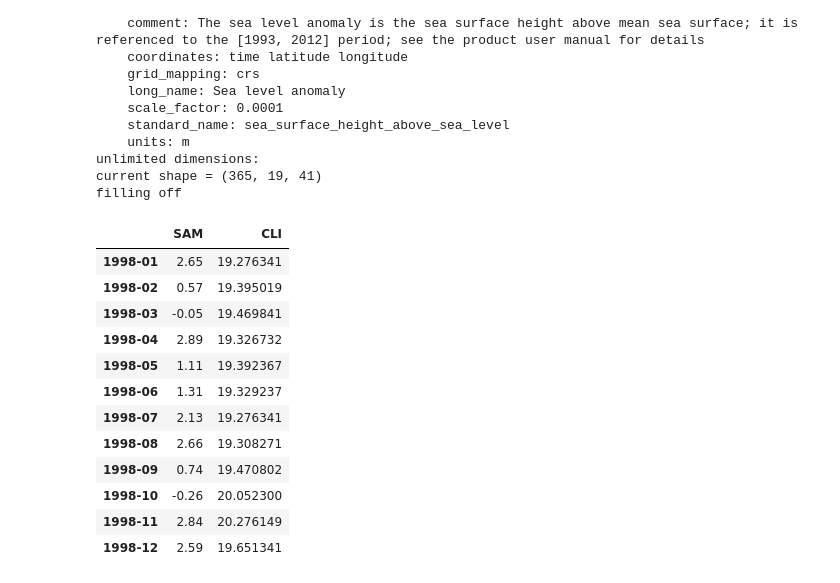
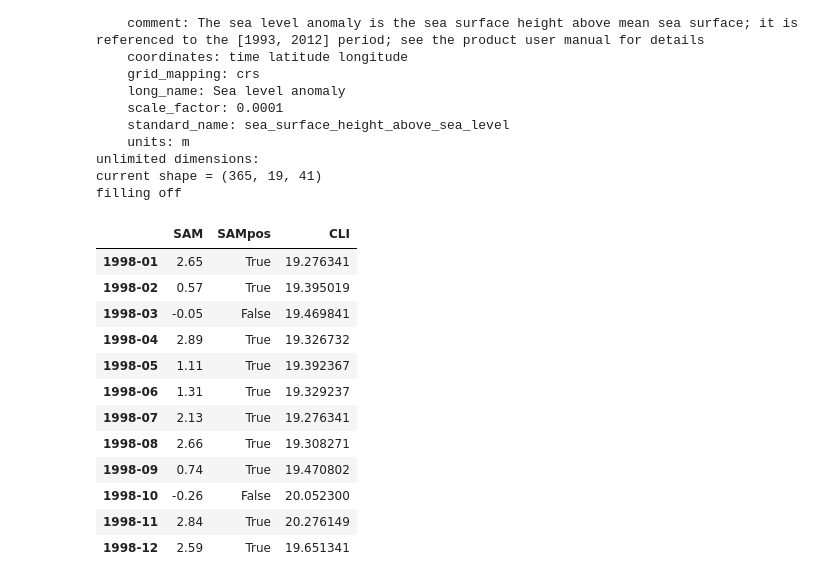
Before and after one commit to janjaapmeijer/phd-public, a Jupyter notebook: notebooks/contour_length.ipynb, the cells around one changed output. Drawn from its saved outputs; the diff is of its cells as text; code cells hidden in the pictures.

```diff
--- a/notebooks/contour_length.ipynb
+++ b/notebooks/contour_length.ipynb
@@ -37,22 +37,26 @@ def contour_length(lon, lat, var, contour_range=(-0.1, 0.4)): #contour_center= ,
 
         # find latitudinal index of center contour, but not further than one latitudinal step away from previous
 #         iltc = (np.abs(var[:,iln] - contour_center)).argmin()
-#         iltc = np.argsort(np.abs(var[:, iln] - contour_center))
+        iltc = np.argsort(np.abs(var[:, iln] - contour_center))
         if iln > 0:
-            iltc = (iltc-2) + (np.abs(var[iltc-2:iltc+2,iln] - contour_center)).argmin()
+            i = 0
+            while np.abs(iltc[i] - iltcprev) >= 2:
+                i += 1
+            iltc = iltc[i]
         else:
-            iltc = (np.abs(var[:,iln] - contour_center)).argmin()
+            iltc = iltc[0]
+        iltcprev = iltc
 
         # determine mean latitude in contour range
         lats = lat[ilt]
         if len(ilt) > 1:
-            print(np.where(ilt == iltc))
             ic = np.where(ilt == iltc)[0][0]
             trueidx = np.zeros(len(ilt), dtype=bool)
             trueidx[ic] = True
 
             # find latitudinal indices that are consecutive/ contiguous from center contour
             contiguous = iltc
+#             print(ilt)
             for i in range(ic+1, len(ilt)):
                 if ilt[i] == contiguous + 1: #and not ilt[i] > iltc + 3:
                     trueidx[i] = True
@@ -62,7 +66,7 @@ def contour_length(lon, lat, var, contour_range=(-0.1, 0.4)): #contour_center= ,
                 if ilt[i] == contiguous - 1: #and not ilt[i] < iltc - 3:
                     trueidx[i] = True
                 contiguous -= 1
-
+#             print(trueidx)
             lat_mean = np.mean(lats[trueidx])
 
         elif len(ilt) == 1:
@@ -144,0 +110,21 @@ for row in range(rows):
+# %%
+fig, ax = plt.subplots(3, 4, figsize=(16, 8), sharex=True, sharey=True)
+rows, cols = ax.shape
+month = 1
+
+cli = []
+for row in range(rows):
+    for col in range(cols):
+        idx = [t.month == month for t in time]
+
+        monthlymean = np.mean(sl['adt'][idx,], axis=0)
+        cl, lat_ct = contour_length(lon[4:32], lat, monthlymean[:, 4:32], contour_range=(0, 0.3))
+        cli.append(cl)
+        ct = ax[row, col].contour(sl['longitude'][:], sl['latitude'][:], monthlymean, np.linspace(-0.1, 0.4, 5)) #[-0.1, 0, 0.1, 0.2, 0.3, 0.4]
+        ax[row, col].contour(sl['longitude'][:], sl['latitude'][:], monthlymean, [0.15], colors='r', linewidths=2)
+        ax[row, col].plot(lon[4:32], lat_ct, 'k.-', linewidth=2, markersize=5)
+        ax[row, col].set_title('%s, contour length: %s' %(month, round(cl, 2)))
+        ax[row, col].axvline(138, color='k')
+        ax[row, col].axvline(145, color='k')
+
+        month += 1
@@ -177,28 +165,29 @@ filling off
 # %%
 import pandas as pd
 pd.date_range(start='1/1/1998', periods=12, freq='M')
 
 df = pd.read_csv(os.path.join(datadir, 'external', 'sam', 'monthly_sam_1957-2007.txt'), sep='\s+')
 df.columns = range(1, 13)
 df = df.stack()
 year = df.index.get_level_values(0).values
 month = df.index.get_level_values(1).values
 
 df.index = pd.PeriodIndex(year=year, month=month, freq='M')
 df98 = pd.DataFrame(df.loc[df.index.year == 1998], columns=['SAM'])
+df98['SAMpos'] = df98['SAM'] > 0
 df98['CLI'] = cli
 df98
 # %% [output]
-|  | SAM | CLI |
-| 1998-01 | 2.65 | 19.276341 |
-| 1998-02 | 0.57 | 19.395019 |
-| 1998-03 | -0.05 | 19.469841 |
-| 1998-04 | 2.89 | 19.326732 |
-| 1998-05 | 1.11 | 19.392367 |
-| 1998-06 | 1.31 | 19.329237 |
-| 1998-07 | 2.13 | 19.276341 |
-| 1998-08 | 2.66 | 19.308271 |
-| 1998-09 | 0.74 | 19.470802 |
-| 1998-10 | -0.26 | 20.052300 |
-| 1998-11 | 2.84 | 20.276149 |
-| 1998-12 | 2.59 | 19.651341 |
+|  | SAM | SAMpos | CLI |
+| 1998-01 | 2.65 | True | 19.276341 |
+| 1998-02 | 0.57 | True | 19.395019 |
+| 1998-03 | -0.05 | False | 19.469841 |
+| 1998-04 | 2.89 | True | 19.326732 |
+| 1998-05 | 1.11 | True | 19.392367 |
+| 1998-06 | 1.31 | True | 19.329237 |
+| 1998-07 | 2.13 | True | 19.276341 |
+| 1998-08 | 2.66 | True | 19.308271 |
+| 1998-09 | 0.74 | True | 19.470802 |
+| 1998-10 | -0.26 | False | 20.052300 |
+| 1998-11 | 2.84 | True | 20.276149 |
+| 1998-12 | 2.59 | True | 19.651341 |
```
Also changed, not shown: parts of 5 cells of this notebook.
